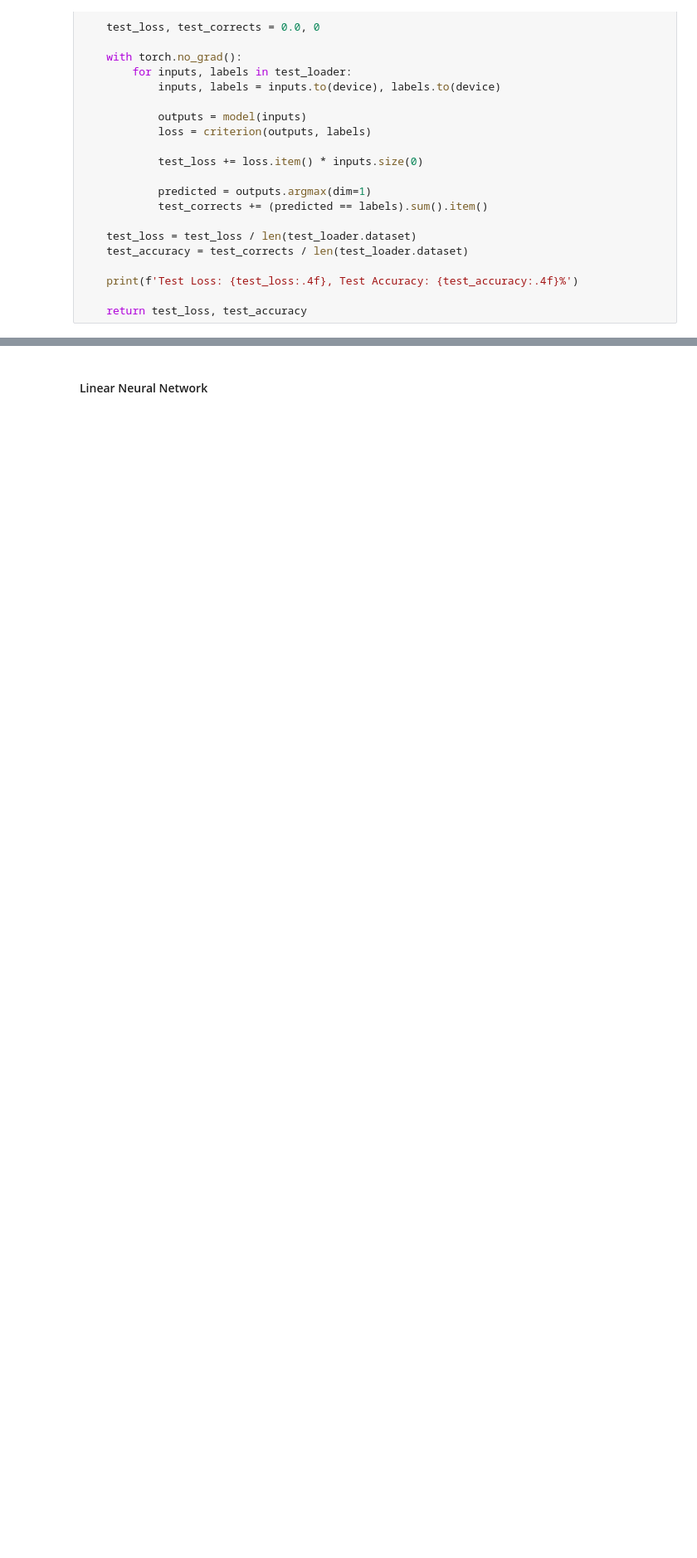
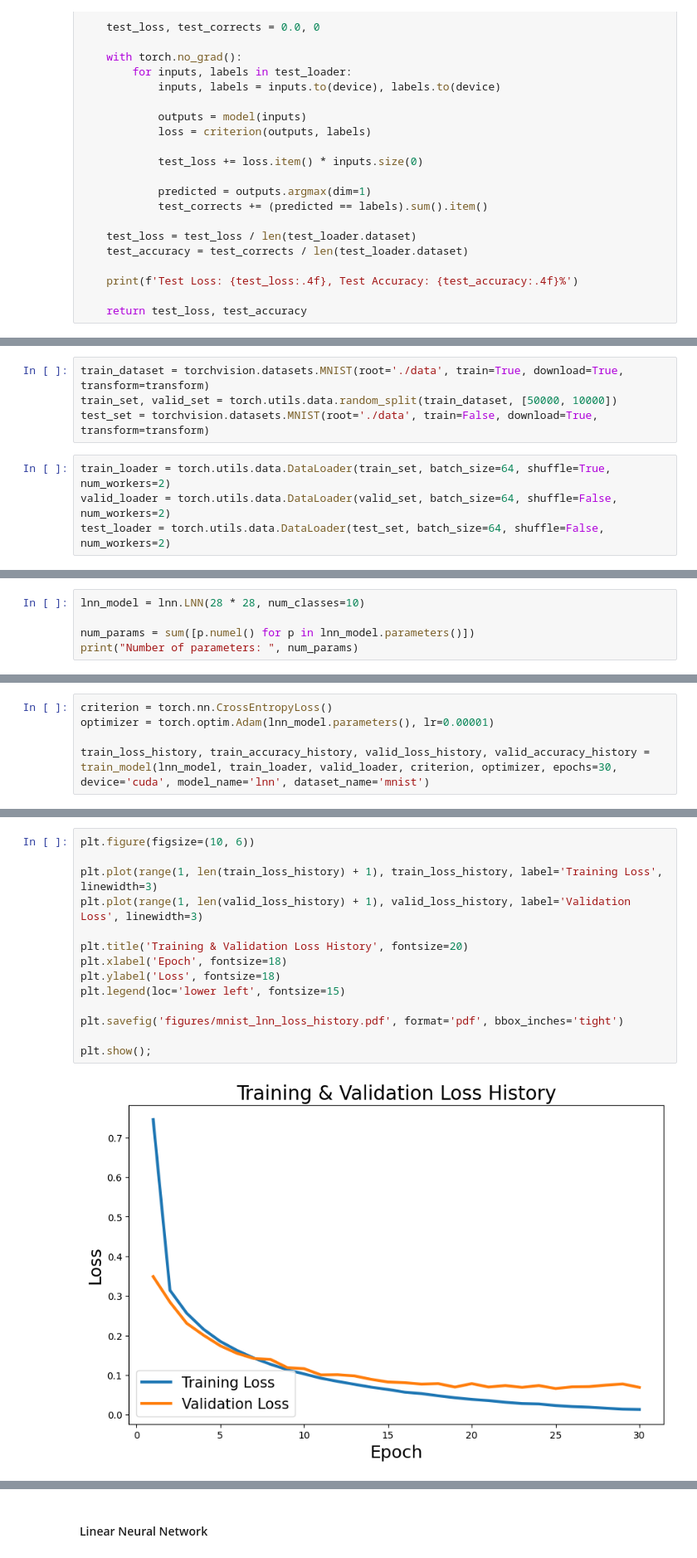
Before and after one commit to Tianchen2001/cs542-midterm-project, a Jupyter notebook: demonstation.ipynb, the cells around one changed output, grey strips where cells are left out. Shown at 83% size. Saved outputs shown, nothing was run; the diff lists cells and outputs as text; blank space fills up the shorter version.

```diff
--- a/demonstation.ipynb
+++ b/demonstation.ipynb
@@ -143,0 +137,8 @@ from matplotlib import pyplot as plt
+# %%
+train_dataset = torchvision.datasets.MNIST(root='./data', train=True, download=True, transform=transform)
+train_set, valid_set = torch.utils.data.random_split(train_dataset, [50000, 10000])
+test_set = torchvision.datasets.MNIST(root='./data', train=False, download=True, transform=transform)
+# %%
+train_loader = torch.utils.data.DataLoader(train_set, batch_size=64, shuffle=True, num_workers=2)
+valid_loader = torch.utils.data.DataLoader(valid_set, batch_size=64, shuffle=False, num_workers=2)
+test_loader = torch.utils.data.DataLoader(test_set, batch_size=64, shuffle=False, num_workers=2)
@@ -143,0 +147,5 @@ from matplotlib import pyplot as plt
+# %%
+lnn_model = lnn.LNN(28 * 28, num_classes=10)
+
+num_params = sum([p.numel() for p in lnn_model.parameters()])
+print("Number of parameters: ", num_params)
@@ -143,0 +154,5 @@ from matplotlib import pyplot as plt
+# %%
+criterion = torch.nn.CrossEntropyLoss()
+optimizer = torch.optim.Adam(lnn_model.parameters(), lr=0.00001)
+
+train_loss_history, train_accuracy_history, valid_loss_history, valid_accuracy_history = train_model(lnn_model, train_loader, valid_loader, criterion, optimizer, epochs=30, device='cuda', model_name='lnn', dataset_name='mnist')
@@ -143,0 +185,16 @@ from matplotlib import pyplot as plt
+# %%
+plt.figure(figsize=(10, 6))
+
+plt.plot(range(1, len(train_loss_history) + 1), train_loss_history, label='Training Loss', linewidth=3)
+plt.plot(range(1, len(valid_loss_history) + 1), valid_loss_history, label='Validation Loss', linewidth=3)
+
+plt.title('Training & Validation Loss History', fontsize=20)
+plt.xlabel('Epoch', fontsize=18)
+plt.ylabel('Loss', fontsize=18)
+plt.legend(loc='lower left', fontsize=15)
+
+plt.savefig('figures/mnist_lnn_loss_history.pdf', format='pdf', bbox_inches='tight')
+
+plt.show();
+# %% [output]
+[figure, added]
```
Also changed, not shown: parts of 44 cells of this notebook, 8 other files.
